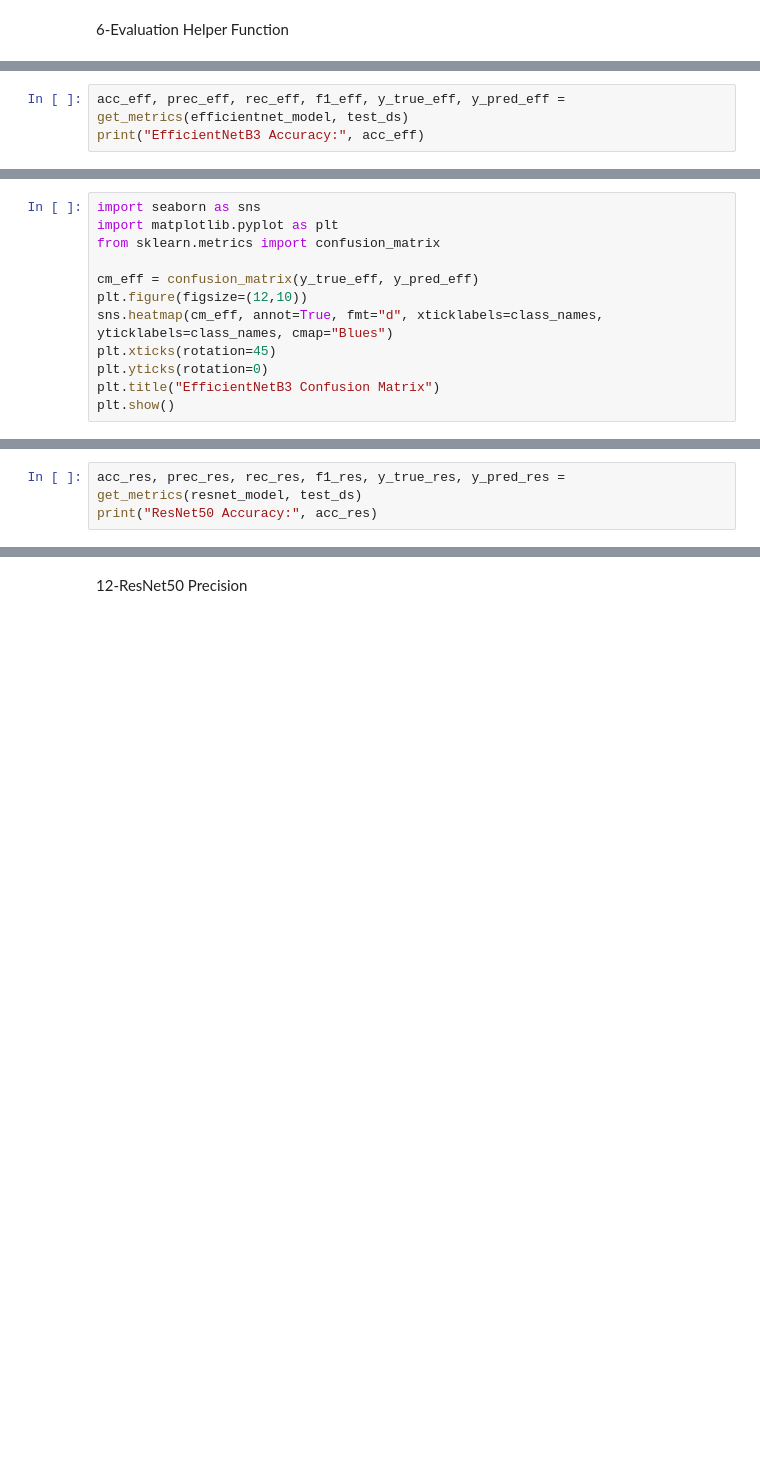
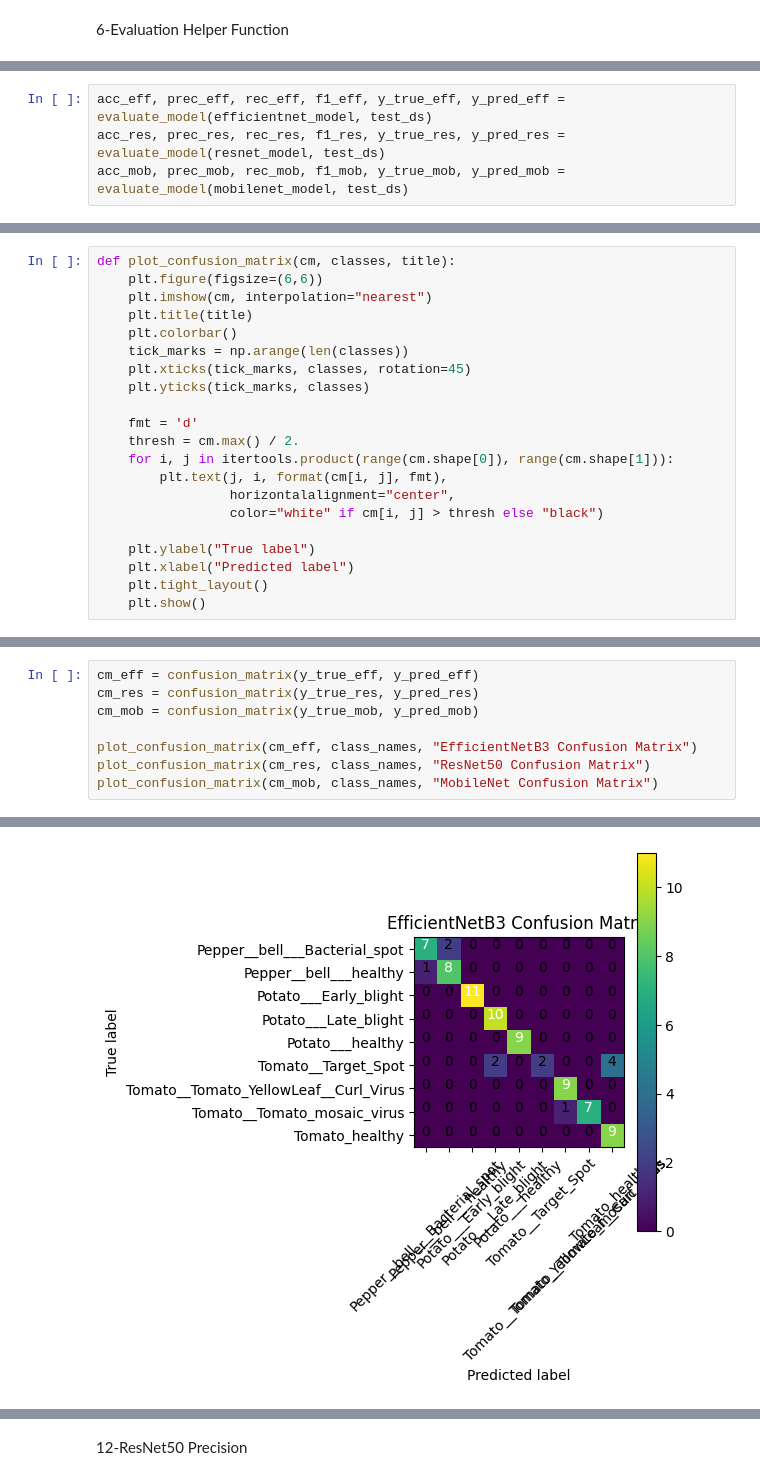
Before and after one commit to alberehap/plant-disease-classification, a Jupyter notebook: Evaluation.ipynb, the cells around one changed output, grey strips where cells are left out. Cells and saved outputs as stored; diff of their text form; blank space fills up the shorter version.

Commit message:
Add evaluation function for metrics

```diff
--- a/Evaluation.ipynb
+++ b/Evaluation.ipynb
@@ -73,4 +77,5 @@ def get_metrics(model, test_ds):
 # %%
-acc_eff, prec_eff, rec_eff, f1_eff, y_true_eff, y_pred_eff = get_metrics(efficientnet_model, test_ds)
-print("EfficientNetB3 Accuracy:", acc_eff)
+acc_eff, prec_eff, rec_eff, f1_eff, y_true_eff, y_pred_eff = evaluate_model(efficientnet_model, test_ds)
+acc_res, prec_res, rec_res, f1_res, y_true_res, y_pred_res = evaluate_model(resnet_model, test_ds)
+acc_mob, prec_mob, rec_mob, f1_mob, y_true_mob, y_pred_mob = evaluate_model(mobilenet_model, test_ds)
 # %% [output]
@@ -98,12 +127,21 @@ EfficientNetB3 Recall: 0.8657407407407407
 # %%
-import seaborn as sns
-import matplotlib.pyplot as plt
-from sklearn.metrics import confusion_matrix
+def plot_confusion_matrix(cm, classes, title):
+    plt.figure(figsize=(6,6))
+    plt.imshow(cm, interpolation="nearest")
+    plt.title(title)
+    plt.colorbar()
+    tick_marks = np.arange(len(classes))
+    plt.xticks(tick_marks, classes, rotation=45)
+    plt.yticks(tick_marks, classes)
 
-cm_eff = confusion_matrix(y_true_eff, y_pred_eff)
-plt.figure(figsize=(12,10))
-sns.heatmap(cm_eff, annot=True, fmt="d", xticklabels=class_names, yticklabels=class_names, cmap="Blues")
-plt.xticks(rotation=45)
-plt.yticks(rotation=0)
-plt.title("EfficientNetB3 Confusion Matrix")
-plt.show()
+    fmt = 'd'
+    thresh = cm.max() / 2.
+    for i, j in itertools.product(range(cm.shape[0]), range(cm.shape[1])):
+        plt.text(j, i, format(cm[i, j], fmt),
+                 horizontalalignment="center",
+                 color="white" if cm[i, j] > thresh else "black")
+
+    plt.ylabel("True label")
+    plt.xlabel("Predicted label")
+    plt.tight_layout()
+    plt.show()
@@ -114,4 +150,9 @@ plt.show()
 # %%
-acc_res, prec_res, rec_res, f1_res, y_true_res, y_pred_res = get_metrics(resnet_model, test_ds)
-print("ResNet50 Accuracy:", acc_res)
+cm_eff = confusion_matrix(y_true_eff, y_pred_eff)
+cm_res = confusion_matrix(y_true_res, y_pred_res)
+cm_mob = confusion_matrix(y_true_mob, y_pred_mob)
+
+plot_confusion_matrix(cm_eff, class_names, "EfficientNetB3 Confusion Matrix")
+plot_confusion_matrix(cm_res, class_names, "ResNet50 Confusion Matrix")
+plot_confusion_matrix(cm_mob, class_names, "MobileNet Confusion Matrix")
 # %% [output]
@@ -124,0 +159 @@ ResNet50 Accuracy: 0.6951219512195121
+[figure, added]
```
Also changed, not shown: parts of 11 cells of this notebook.
